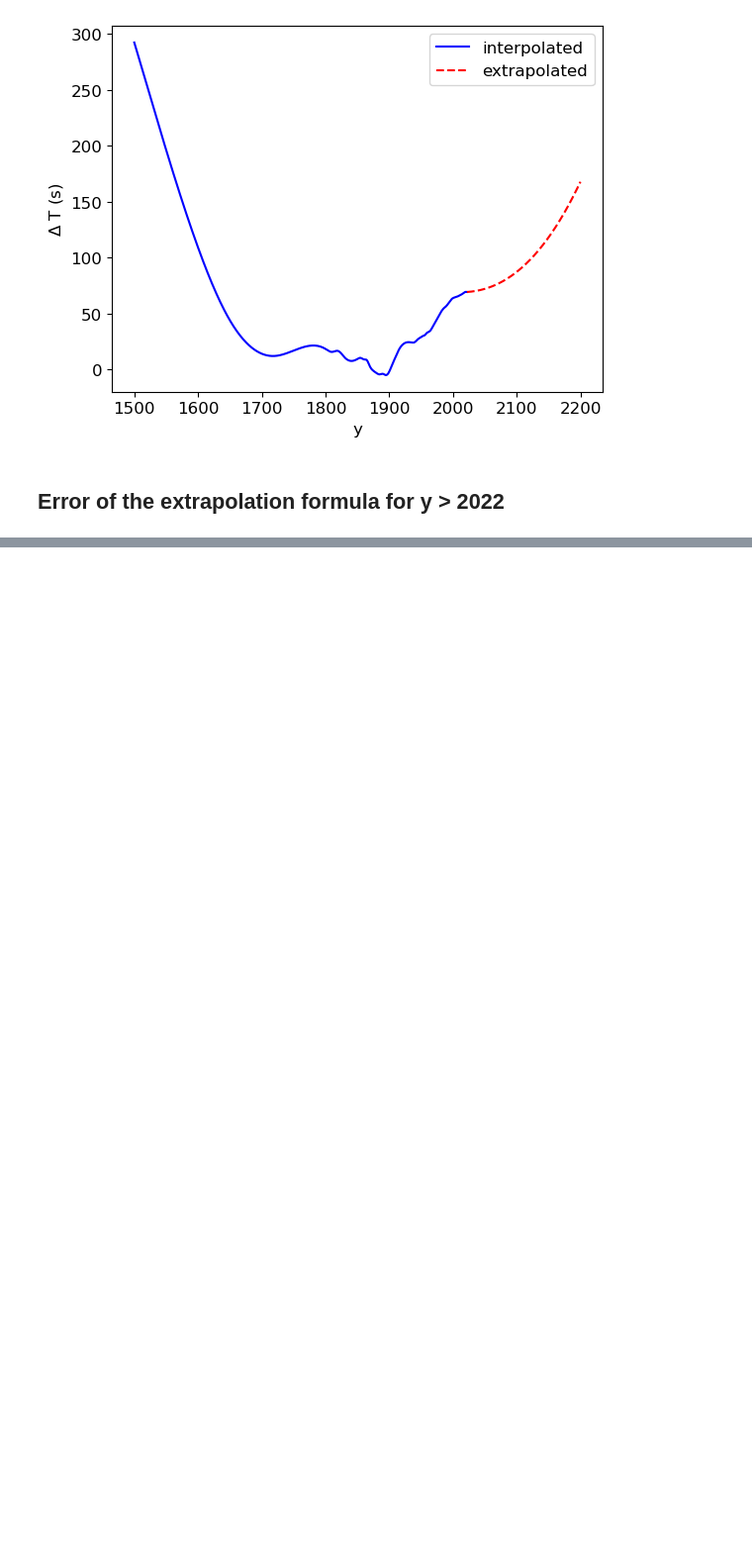
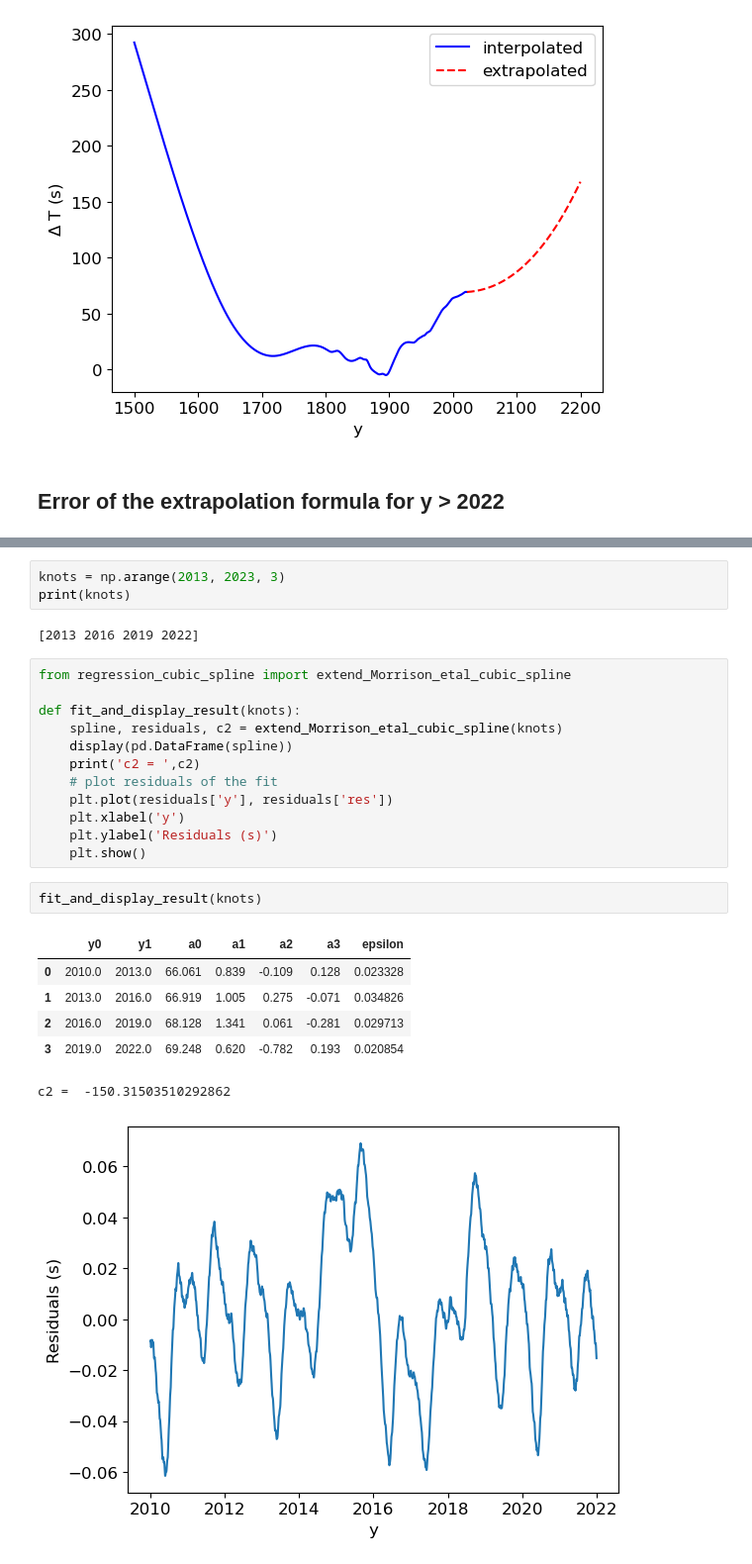
Before and after one commit to ytliu0/DeltaT, a Jupyter notebook: DeltaT_examples.ipynb, the cells around one changed output, grey strips where cells are left out. Shown at 99% size. Saved outputs shown, nothing was run; the diff lists cells and outputs as text; blank space fills up the shorter version.

```diff
--- a/DeltaT_examples.ipynb
+++ b/DeltaT_examples.ipynb
@@ -117,0 +136,27 @@ We see that for y > 2022, the maximum error of the extrapolated Delta T is 0.121
+# %%
+knots = np.arange(2013, 2023, 3)
+print(knots)
+# %% [output]
+[2013 2016 2019 2022]
+# %%
+from regression_cubic_spline import extend_Morrison_etal_cubic_spline
+
+def fit_and_display_result(knots):
+    spline, residuals, c2 = extend_Morrison_etal_cubic_spline(knots)
+    display(pd.DataFrame(spline))
+    print('c2 = ',c2)
+    # plot residuals of the fit
+    plt.plot(residuals['y'], residuals['res'])
+    plt.xlabel('y')
+    plt.ylabel('Residuals (s)')
+    plt.show()
+# %%
+fit_and_display_result(knots)
+# %% [output]
+|  | y0 | y1 | a0 | a1 | a2 | a3 | epsilon |
+| 0 | 2010.0 | 2013.0 | 66.061 | 0.839 | -0.109 | 0.128 | 0.023328 |
+| 1 | 2013.0 | 2016.0 | 66.919 | 1.005 | 0.275 | -0.071 | 0.034826 |
+| 2 | 2016.0 | 2019.0 | 68.128 | 1.341 | 0.061 | -0.281 | 0.029713 |
+| 3 | 2019.0 | 2022.0 | 69.248 | 0.620 | -0.782 | 0.193 | 0.020854 |
+c2 =  -150.31503510292862
+[figure, added]
```
Also changed, not shown: parts of 27 cells of this notebook, 4 other files.
